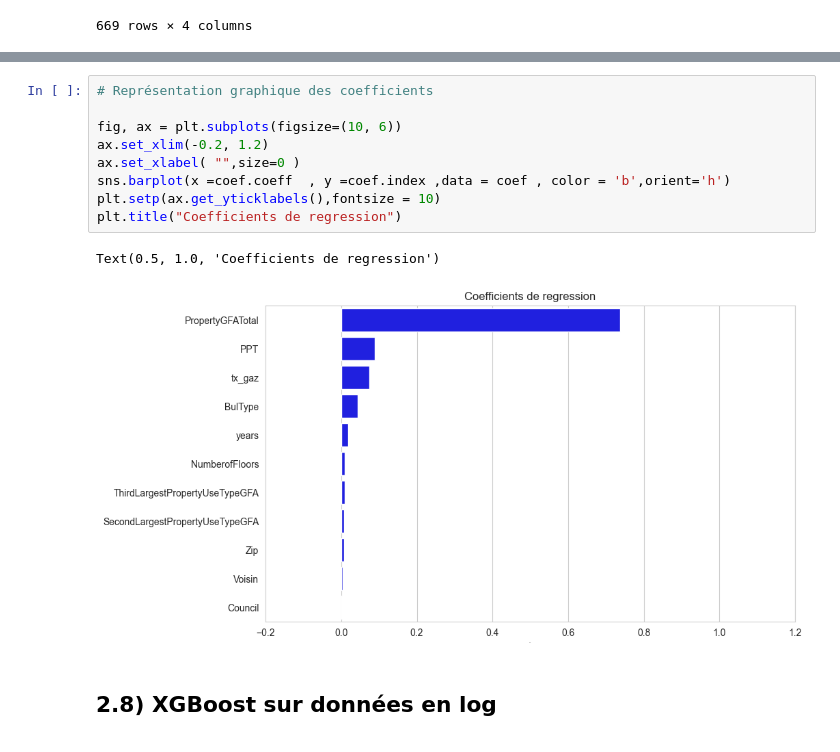
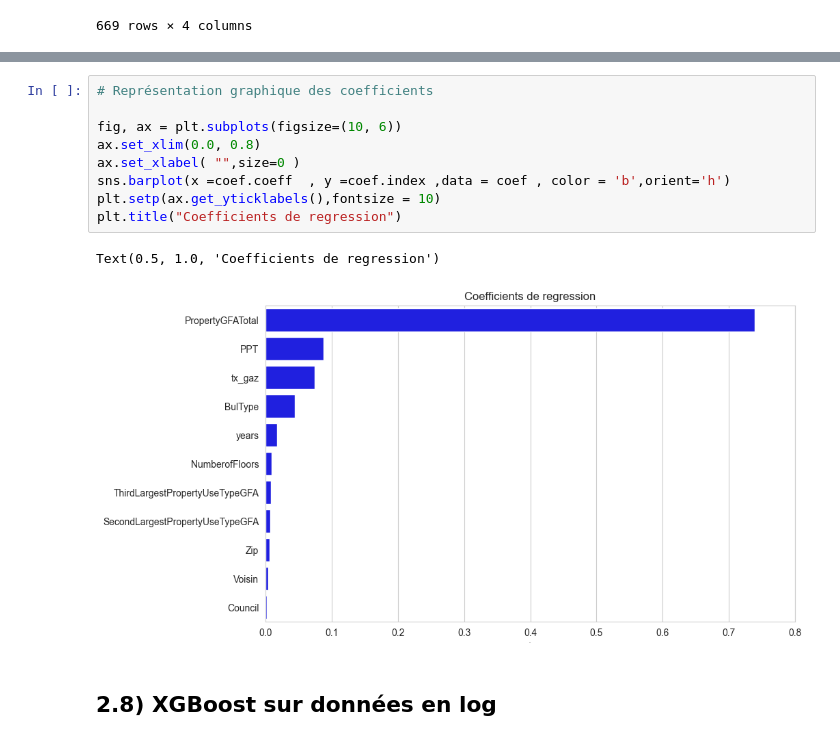
Before and after one commit to Florian-BOUDON/Projet-4, a Jupyter notebook: notebooks/P_4_2.ipynb, the cells around one changed output, grey strips where cells are left out. Saved outputs shown, nothing was run; the diff lists cells and outputs as text.

```diff
--- a/notebooks/P_4_2.ipynb
+++ b/notebooks/P_4_2.ipynb
@@ -1213,15 +1216,15 @@ coef
 # %%
 # Représentation graphique des coefficients
 
 fig, ax = plt.subplots(figsize=(10, 6))
-ax.set_xlim(-0.2, 1.2)
+ax.set_xlim(0.0, 0.8)
 ax.set_xlabel( "",size=0 )
 sns.barplot(x =coef.coeff  , y =coef.index ,data = coef , color = 'b',orient='h')
 plt.setp(ax.get_yticklabels(),fontsize = 10)
 plt.title("Coefficients de regression")
 # %% [output]
 Text(0.5, 1.0, 'Coefficients de regression')
-[figure, old version]
+[figure, new version]
 # %% [markdown]
 ## 2.8) XGBoost sur données en log
 <a class="anchor" id="Section_2.8"></a>
```
Also changed, not shown: parts of 28 cells of this notebook, 2 other files.
